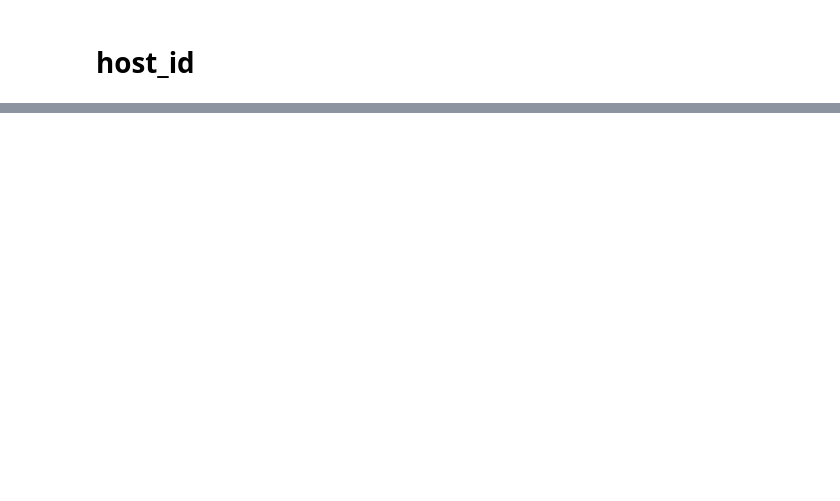
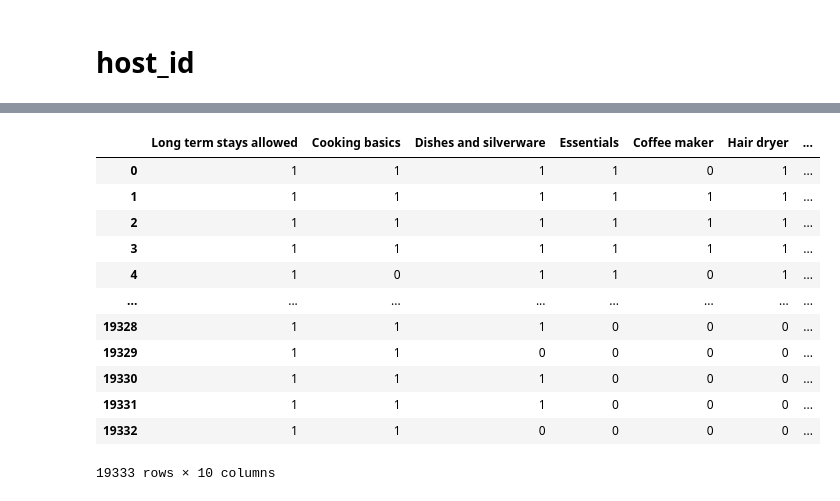
Before and after one commit to coisigna/dsb_p2_airbnb_price_predictor, a Jupyter notebook: ipynbs/EDA _2_from_bedrooms.ipynb, the cells around one changed output, grey strips where cells are left out. Cells and saved outputs as stored; diff of their text form; code cells hidden in the pictures; blank space fills up the shorter version.

```diff
--- a/ipynbs/EDA _2_from_bedrooms.ipynb
+++ b/ipynbs/EDA _2_from_bedrooms.ipynb
@@ -706,0 +452,4 @@ Name: price, Length: 11025, dtype: float64>
+# %%
+l_sorted_difference = list(sorted(d_difference.items(), key=lambda item: item[1]))
+l_sorted_difference = l_sorted_difference[::-1]
+l_sorted_difference
@@ -706,0 +477,3 @@ Name: price, Length: 11025, dtype: float64>
+# %%
+for i in l_sorted_difference[:10]:
+    print(i[0])
@@ -706,0 +491,2 @@ Name: price, Length: 11025, dtype: float64>
+# %%
+l_amenities_valuables = [i[0] for i in l_sorted_difference[:10]]
@@ -706,0 +506,22 @@ Name: price, Length: 11025, dtype: float64>
+# %%
+df_amenities_valuables = pd.DataFrame()
+
+for j in l_amenities_valuables:
+
+    df_amenities_valuables[j] = [1 if j in i else 0 for i in l_amenities_cleaned]
+# %%
+df_amenities_valuables
+# %% [output]
+|  | Long term stays allowed | Cooking basics | Dishes and silverware | Essentials | Coffee maker | Hair dryer | ... |
+| 0 | 1 | 1 | 1 | 1 | 0 | 1 | ... |
+| 1 | 1 | 1 | 1 | 1 | 1 | 1 | ... |
+| 2 | 1 | 1 | 1 | 1 | 1 | 1 | ... |
+| 3 | 1 | 1 | 1 | 1 | 1 | 1 | ... |
+| 4 | 1 | 0 | 1 | 1 | 0 | 1 | ... |
+| ... | ... | ... | ... | ... | ... | ... | ... |
+| 19328 | 1 | 1 | 1 | 0 | 0 | 0 | ... |
+| 19329 | 1 | 1 | 0 | 0 | 0 | 0 | ... |
+| 19330 | 1 | 1 | 1 | 0 | 0 | 0 | ... |
+| 19331 | 1 | 1 | 1 | 0 | 0 | 0 | ... |
+| 19332 | 1 | 1 | 0 | 0 | 0 | 0 | ... |
+19333 rows × 10 columns
```
Also changed, not shown: parts of 87 cells of this notebook.
